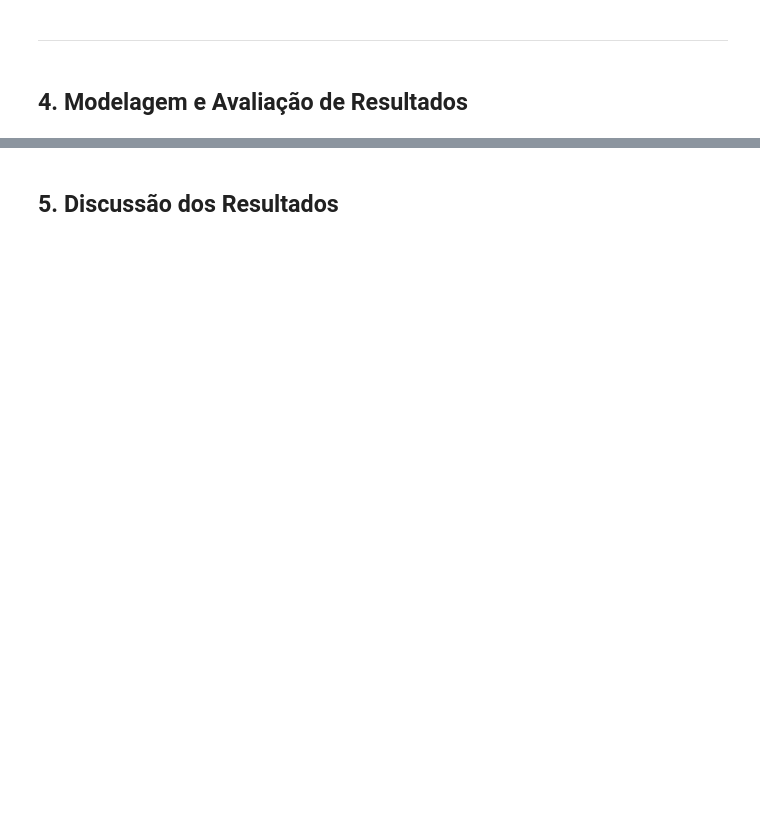
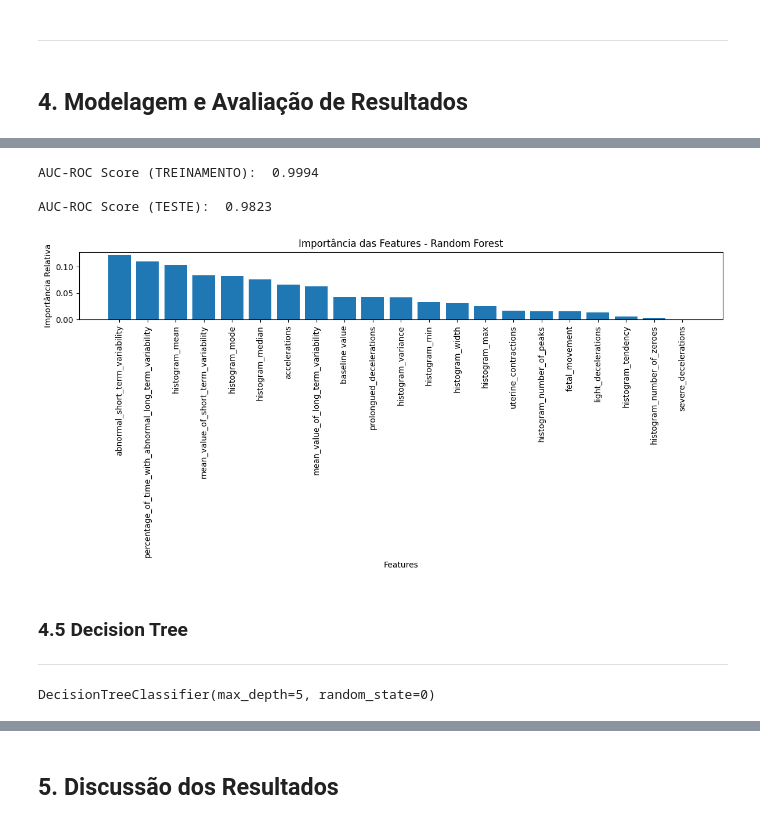
Before and after one commit to maduazevedo/IA_classificacao, a Jupyter notebook: Fetal_Health_Classification.ipynb, the cells around one changed output, grey strips where cells are left out. Cells and saved outputs as stored; diff of their text form; code cells hidden in the pictures; blank space fills up the shorter version.

Commit message:
Treinamento finalizado

```diff
--- a/TREINAMENTO_DE_IA_CLASSIFICAÇÃO.ipynb
+++ b/Fetal_Health_Classification.ipynb
@@ -607,0 +574,18 @@ AUC-ROC Score:  0.96
+# %%
+# Normalizando os dados de treinamento e teste para a mesma escala
+scaler = StandardScaler()
+
+# Ajustar o scaler com os dados de treino e transformar
+X_train_scaled1 = scaler.fit_transform(X_train)
+
+# Transformar os dados de teste com o mesmo scaler
+X_test_scaled1 = scaler.transform(X_test)
+# %%
+#Classificador multicamadas
+mlp = MLPClassifier(hidden_layer_sizes=(16,), #camada oculta com 16 neurônios
+                    activation='relu',
+                    solver='adam',
+                    max_iter=700, #700 iterações
+                    random_state=1) #fixando a semente
+
+mlp.fit(X_train_scaled1, y_train) #treinando o modelo com os dados normalizados com seus respectivos rótulos
@@ -607,0 +700,10 @@ AUC-ROC Score:  0.96
+# %%
+rf = RandomForestClassifier(
+    n_estimators=200,  # Número de árvores
+    max_depth=8,       # Controlar complexidade
+    random_state=42,
+    class_weight='balanced'  # Lidar com desbalanceamento
+)
+
+# Treinar
+rf.fit(X_train_scaled, y_train)
@@ -607,0 +735,33 @@ AUC-ROC Score:  0.96
+# %%
+auc_roc_treino = roc_auc_score(y_train, rf.predict_proba(X_train_scaled), multi_class="ovr") #ovr para lidar com multiclasses
+auc_roc_treino = format(round(auc_roc_treino,4))
+print("AUC-ROC Score (TREINAMENTO): ", auc_roc_treino)
+
+auc_roc_teste = roc_auc_score(y_test, rf.predict_proba(X_test_scaled), multi_class="ovr") #ovr para lidar com multiclasses
+auc_roc_teste = format(round(auc_roc_teste,4))
+print("\nAUC-ROC Score (TESTE): ", auc_roc_teste)
+# %% [output]
+AUC-ROC Score (TREINAMENTO):  0.9994
+
+AUC-ROC Score (TESTE):  0.9823
+# %%
+# Obter importâncias
+importances = rf.feature_importances_
+features = X_balanced.columns
+indices = np.argsort(importances)[::-1]
+
+# Plotar
+plt.figure(figsize=(12, 6))
+plt.title("Importância das Features - Random Forest")
+plt.bar(range(X_balanced.shape[1]), importances[indices], align='center')
+plt.xticks(range(X_balanced.shape[1]), features[indices], rotation=90)
+plt.xlabel("Features")
+plt.ylabel("Importância Relativa")
+plt.tight_layout()
+plt.show()
+# %% [output]
+[figure, added]
+# %% [markdown]
+### 4.5 Decision Tree
+
+---
@@ -607,0 +776,11 @@ AUC-ROC Score:  0.96
+# %%
+from sklearn.tree import DecisionTreeClassifier
+
+# Dividir dados novamente
+X_train_scaled, X_test_scaled, y_train, y_test = train_test_split(X_balanced, y_balanced, test_size=0.3, random_state=42)
+
+# Treinar modelo com 2 classes
+decision_tree = DecisionTreeClassifier(max_depth=5, random_state=0)
+decision_tree.fit(X_train_scaled, y_train)  # Agora y tem apenas 2 classes!
+# %% [output]
+DecisionTreeClassifier(max_depth=5, random_state=0)
```
Also changed, not shown: parts of 77 cells of this notebook.
